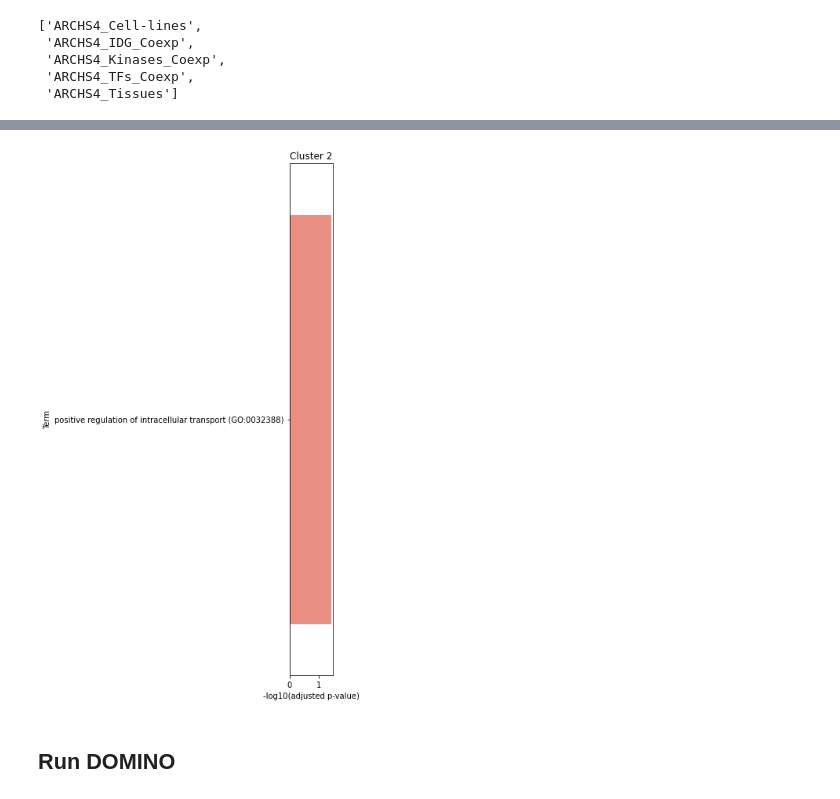
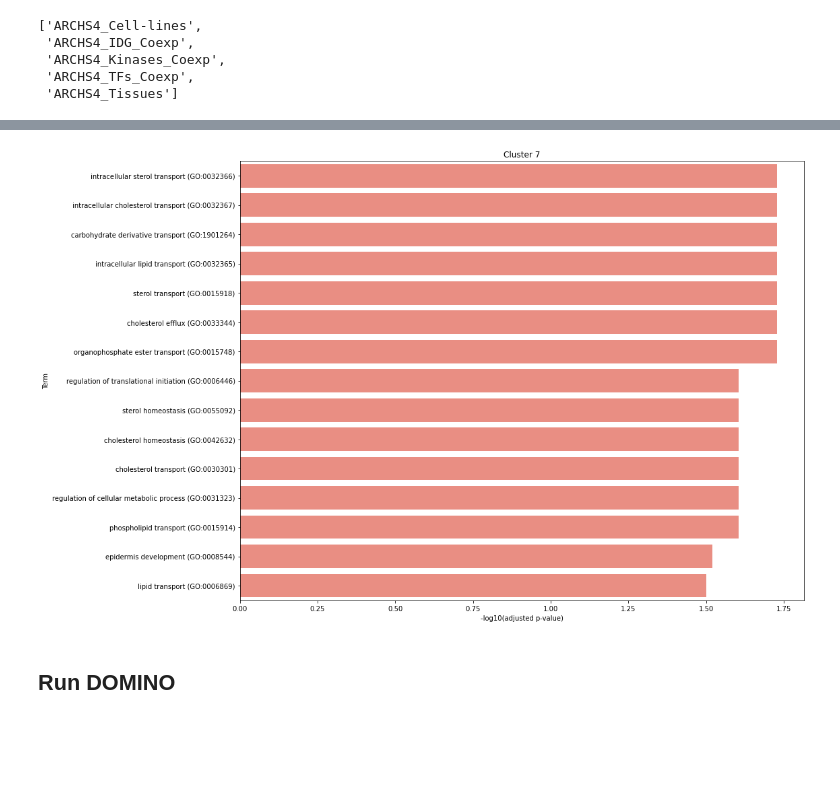
Before and after one commit to yollct/spycone, a Jupyter notebook: docs/source/gene-level-workflow.ipynb, the cells around one changed output, grey strips where cells are left out. Drawn from its saved outputs; the diff is of its cells as text; code cells hidden in the pictures; blank space fills up the shorter version.

```diff
--- a/docs/source/gene-level-workflow.ipynb
+++ b/docs/source/gene-level-workflow.ipynb
@@ -112,7 +112,7 @@ Cluster 9  found enriched in 17 terms.
 -----END-----
 # %%
-spy.gsea_plot(asclu_go, cluster=11, nterms=15)
+spy.gsea_plot(asclu_go, cluster=7, nterms=15)
 # %% [output]
-[figure, old version]
+[figure, new version]
 # %% [markdown]
 ## Run DOMINO
```
Also changed, not shown: parts of 11 cells of this notebook, 5 other files.
